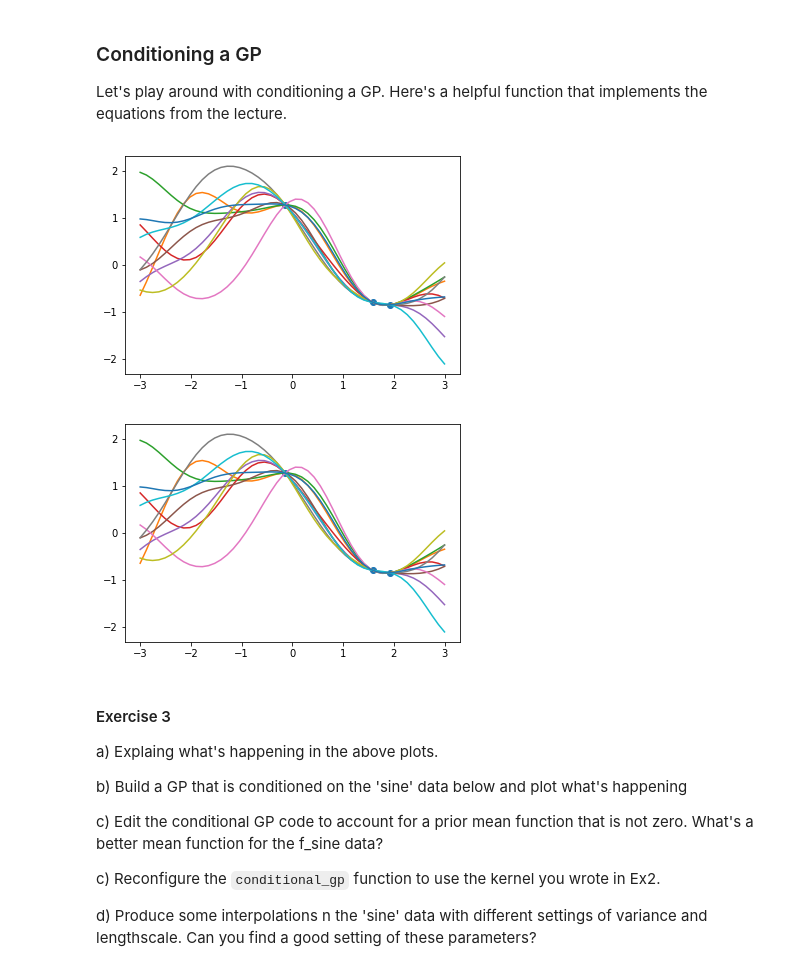
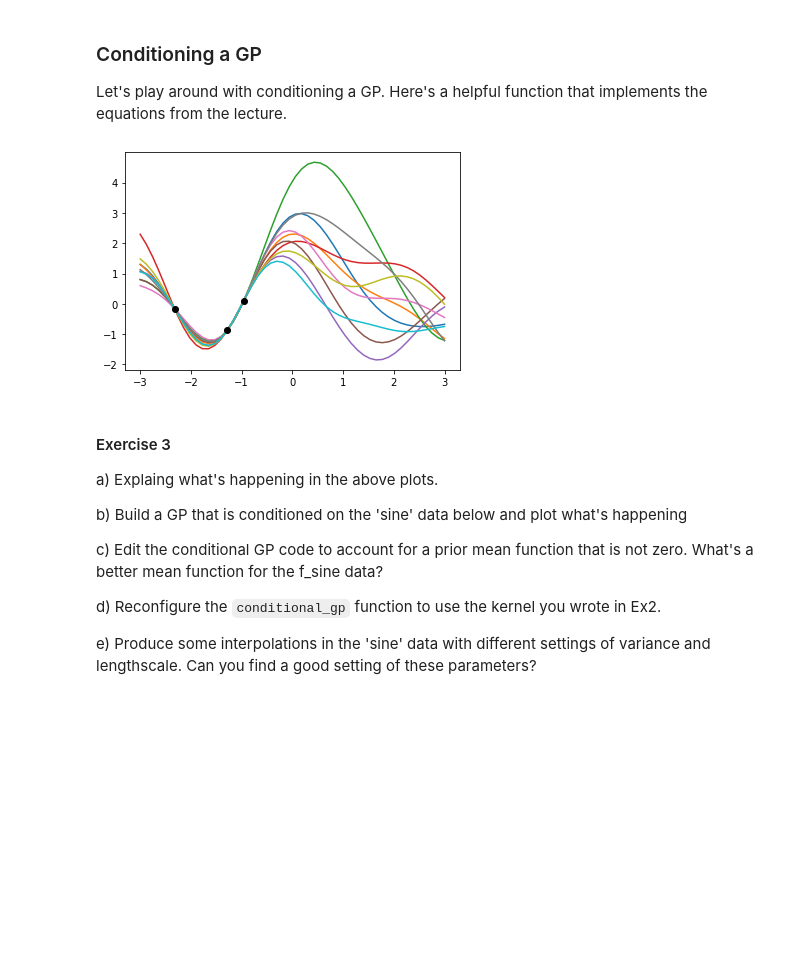
Before and after one commit to Hugo-W/tutorials, a Jupyter notebook: hensman/Lab1 - Sampling a GP.ipynb, the cells around one changed output. Cells and saved outputs as stored; diff of their text form; code cells hidden in the pictures; blank space fills up the shorter version.

```diff
--- a/hensman/Lab1 - Sampling a GP.ipynb
+++ b/hensman/Lab1 - Sampling a GP.ipynb
@@ -97,16 +93,16 @@ b) Edit the kernel function to also take a variance and lengthscale parameter. P
 c) Let's write a new kernel function that doesn't require the `build_kernel` helper. There's the outline of a class below to help you.
 # %%
 from functools import partial
+from scipy.spatial.distance import cdist
 
 class SquareExp(object):
     def __init__(self, variance, lengthscale):
         self._variance, self._lengthscale = variance, lengthscale
 
     def __call__(self, X, Y):
-        pass
-        #Sxx, Syy, Sxy = np.outer(X, X), np.outer(Y, Y), np.outer(X, Y)
-        #sq_dist = Sxx + Syy - 2 * Sxy
-        #return np.exp(-0.5 * self._lengthscale * sq_dist / self._variance)
+        dists = cdist(X[:, np.newaxis] / self._lengthscale, Y[:, np.newaxis] / self._lengthscale, metric='sqeuclidean')
+        K = np.exp(-0.5 * dists / self._variance)
+        return K
 
 # a
 K = build_kernel(k, xx, xx)
@@ -126,5 +122,9 @@ plt.plot(xx, np.random.multivariate_normal(prior_mean(xx), K), 'C1.')
 plt.plot(xx, np.random.multivariate_normal(prior_mean(xx), K), 'C2.')
 plt.show()
 # c
-print('Pass')
+K = SquareExp(1, 1)(xx, xx)
+plt.plot(xx, np.random.multivariate_normal(prior_mean(xx), K), 'C0.')
+plt.plot(xx, np.random.multivariate_normal(prior_mean(xx), K), 'C1.')
+plt.plot(xx, np.random.multivariate_normal(prior_mean(xx), K), 'C2.')
+plt.show()
 # %% [output]
@@ -137,7 +137,7 @@ Pass
 
 Let's play around with conditioning a GP. Here's a helpful function that implements the equations from the lecture.
 # %%
-def conditional_gp(k, X, f_x):
+def conditional_gp(X, f_x, mu_0=0, lengthscale=1, variance=1):
     """
     Compute the mean and covariance
     (kernel) of a GP conditioned on the points (X, f_x)
@@ -146,29 +146,29 @@ def conditional_gp(k, X, f_x):
     """
 
     def cond_mean(x):
-        kxX = build_kernel(k, x, X)
-        kXX = build_kernel(k, X, X)
-        return np.matmul(kxX, np.linalg.solve(kXX, f_x))
+        kxX = SquareExp(variance, lengthscale)(x, X)
+        kXX = SquareExp(variance, lengthscale)(X, X)
+        return np.matmul(kxX, np.linalg.solve(kXX, f_x - mu_0)) + mu_0
 
     def cond_kernel(x, y):
-        kxy = build_kernel(k, x, y)
-        kxX = build_kernel(k, x, X)
-        kXy = build_kernel(k, X, y)
-        kXX = build_kernel(k, X, X)
+        kxy = SquareExp(variance, lengthscale)(x, y)
+        kxX = SquareExp(variance, lengthscale)(x, X)
+        kXy = SquareExp(variance, lengthscale)(X, y)
+        kXX = SquareExp(variance, lengthscale)(X, X)
         return kxy - np.matmul(kxX, np.linalg.solve(kXX, kXy))
 
     return cond_mean, cond_kernel
 # %%
 X_data = np.random.rand(3) * 6 - 3
 f_data = np.random.randn(3)
-mu, nu = conditional_gp(k, X_data, f_data)
+mu, nu = conditional_gp(X_data, f_data)
 # %%
 samples = np.random.multivariate_normal(mu(xx), nu(xx, xx), size=10)
-_ = plt.plot(X_data, f_data, 'o')
-_ = plt.plot(xx, samples.T)
+plt.plot(xx, samples.T)
+plt.plot(X_data, f_data, 'ok')
+plt.show()
 # %% [output]
-[figure, old version]
+[figure, new version]
-[figure, removed]
 # %% [markdown]
 #### Exercise 3
 
@@ -178,9 +178,9 @@ b) Build a GP that is conditioned on the 'sine' data below and plot what's happe
 
 c) Edit the conditional GP code to account for a prior mean function that is not zero. What's a better mean function for the f_sine data?
 
-c) Reconfigure the `conditional_gp` function to use the kernel you wrote in Ex2.
+d) Reconfigure the `conditional_gp` function to use the kernel you wrote in Ex2.
 
-d) Produce some interpolations n the 'sine' data with different settings of variance and lengthscale. Can you find a good setting of these parameters?
+e) Produce some interpolations in the 'sine' data with different settings of variance and lengthscale. Can you find a good setting of these parameters?
 # %%
 rng = np.random.RandomState(0)
 x_sine = rng.rand(20) * 4 - 2
```
Also changed, not shown: parts of 6 cells of this notebook, 3 other files.
